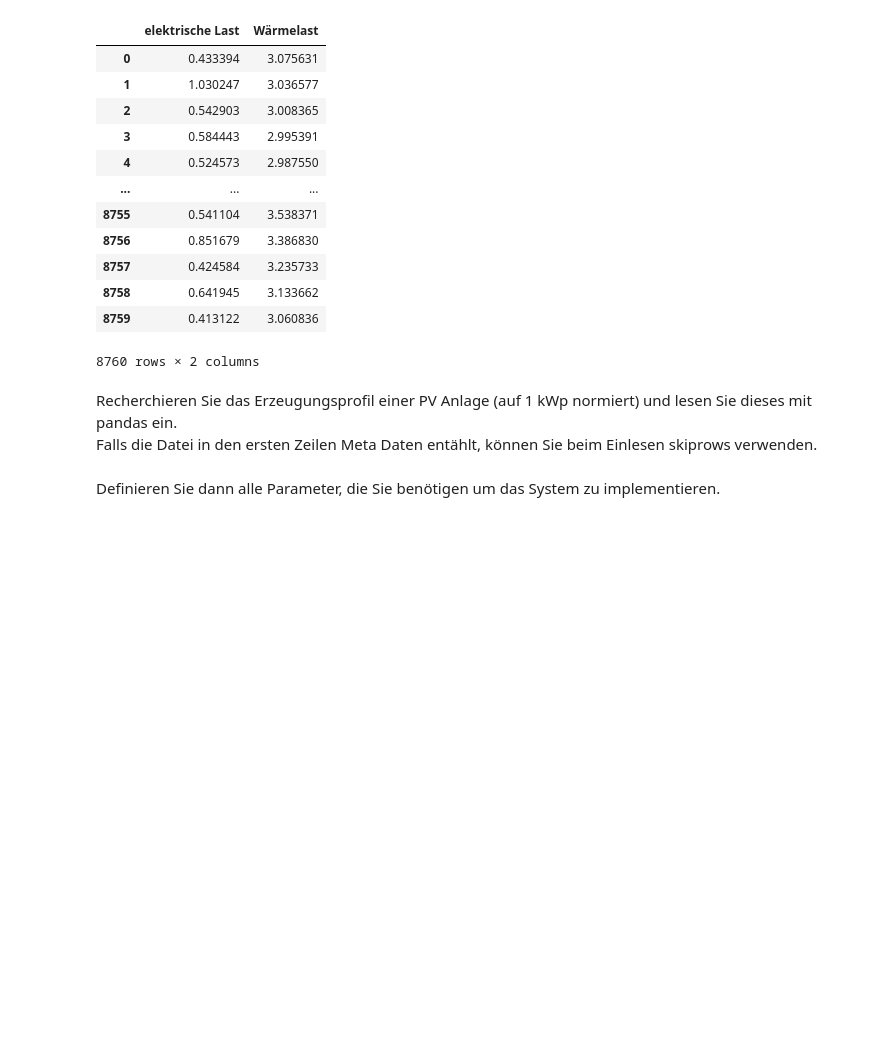
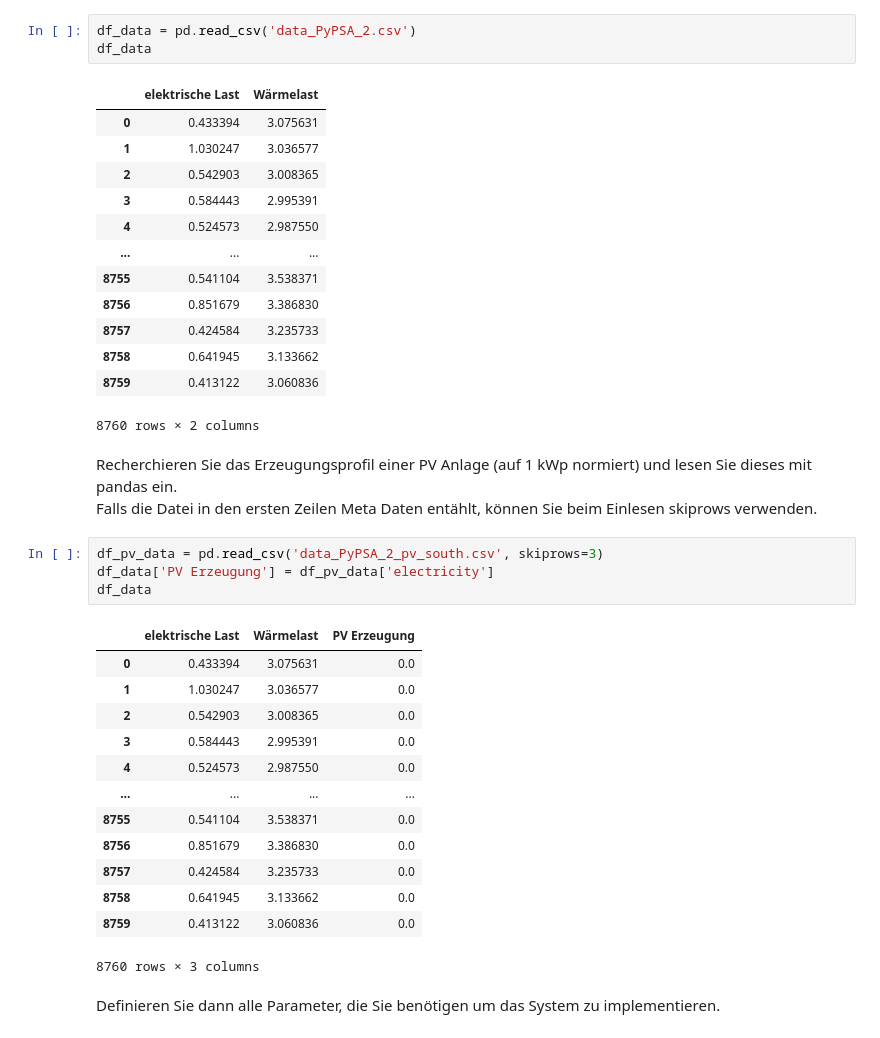
Before and after one commit to mschoenen01/MvE-Gruppe-08, a Jupyter notebook: Lernen/PÜ2/P2.ipynb, the cells around one changed output. Cells and saved outputs as stored; diff of their text form; blank space fills up the shorter version.

```diff
--- a/Lernen/PÜ2/P2.ipynb
+++ b/Lernen/PÜ2/P2.ipynb
@@ -27,6 +42,8 @@ import pandas as pd
 # %% [markdown]
 Die Lastgänge Ihres Auftraggebers sind in der Datei 'data_PyPSA_2.csv' gespeichert, lesen Sie diese mit pandas ein.
 # %%
+df_data = pd.read_csv('data_PyPSA_2.csv')
+df_data
 # %% [output]
 |  | elektrische Last | Wärmelast |
 | 0 | 0.433394 | 3.075631 |
@@ -44,5 +61,23 @@ Die Lastgänge Ihres Auftraggebers sind in der Datei 'data_PyPSA_2.csv' gespeich
 # %% [markdown]
 Recherchieren Sie das Erzeugungsprofil einer PV Anlage (auf 1 kWp normiert) und lesen Sie dieses mit pandas ein.<br>
 Falls die Datei in den ersten Zeilen Meta Daten entählt, können Sie beim Einlesen skiprows verwenden.
+# %%
+df_pv_data = pd.read_csv('data_PyPSA_2_pv_south.csv', skiprows=3)
+df_data['PV Erzeugung'] = df_pv_data['electricity']
+df_data
+# %% [output]
+|  | elektrische Last | Wärmelast | PV Erzeugung |
+| 0 | 0.433394 | 3.075631 | 0.0 |
+| 1 | 1.030247 | 3.036577 | 0.0 |
+| 2 | 0.542903 | 3.008365 | 0.0 |
+| 3 | 0.584443 | 2.995391 | 0.0 |
+| 4 | 0.524573 | 2.987550 | 0.0 |
+| ... | ... | ... | ... |
+| 8755 | 0.541104 | 3.538371 | 0.0 |
+| 8756 | 0.851679 | 3.386830 | 0.0 |
+| 8757 | 0.424584 | 3.235733 | 0.0 |
+| 8758 | 0.641945 | 3.133662 | 0.0 |
+| 8759 | 0.413122 | 3.060836 | 0.0 |
+8760 rows × 3 columns
 # %% [markdown]
 Definieren Sie dann alle Parameter, die Sie benötigen um das System zu implementieren.
```
Also changed, not shown: parts of 3 cells of this notebook.
